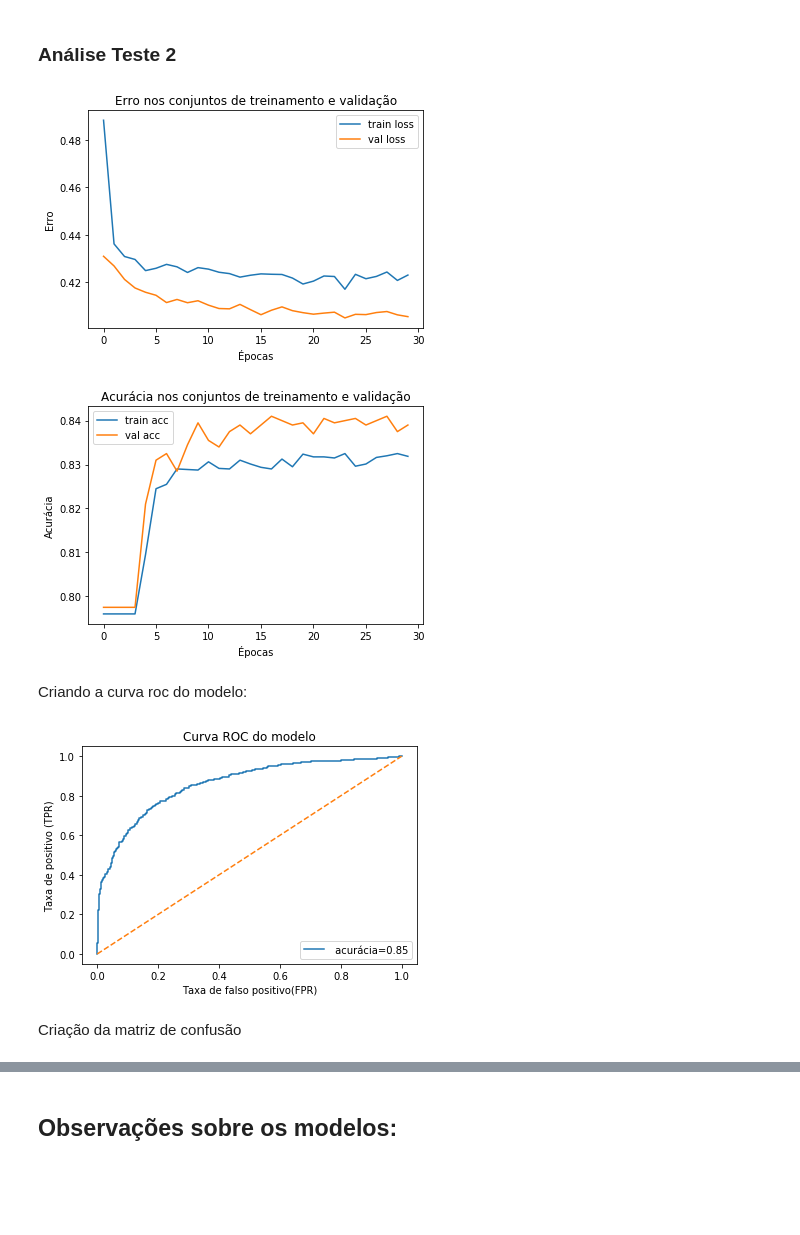
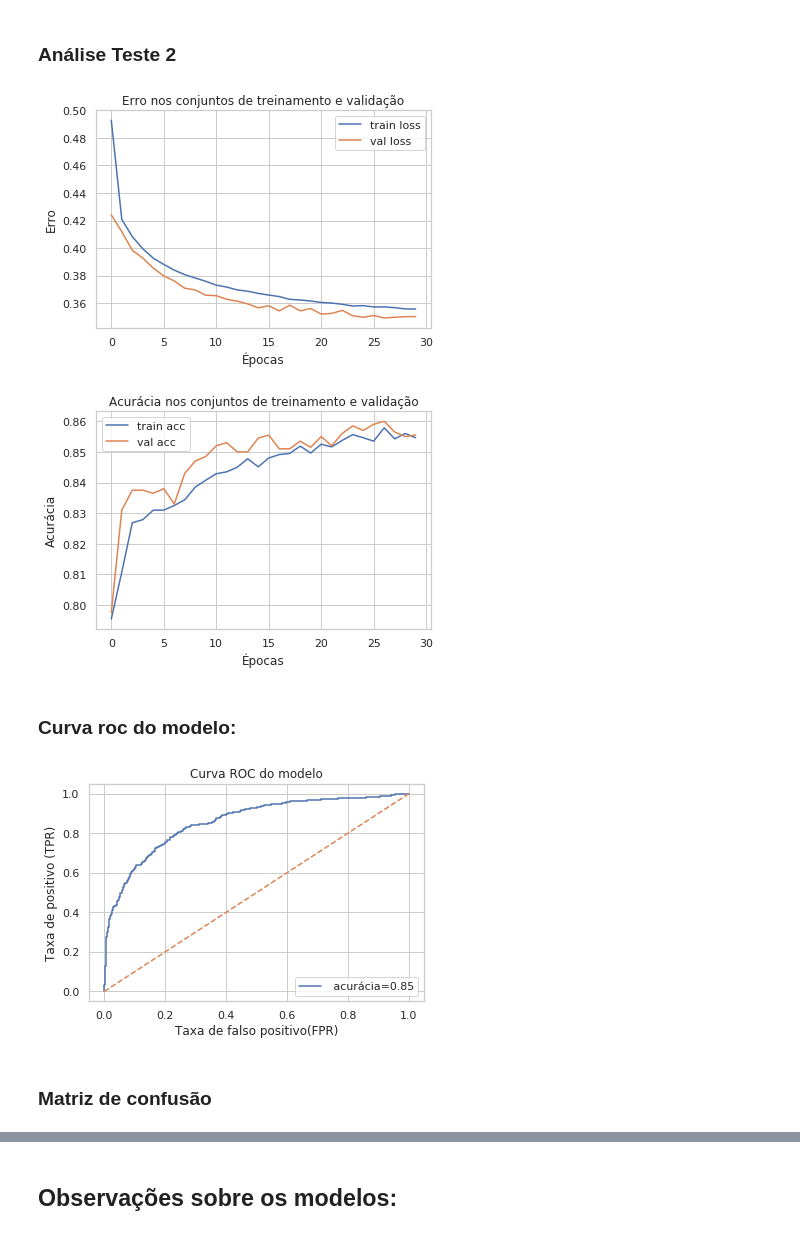
Before and after one commit to cunhamaicon/churn_modelling_deepaz, a Jupyter notebook: churn_modelling.ipynb, the cells around one changed output, grey strips where cells are left out. Cells and saved outputs as stored; diff of their text form; code cells hidden in the pictures; blank space fills up the shorter version.

```diff
--- a/churn_modelling.ipynb
+++ b/churn_modelling.ipynb
@@ -237,0 +420,5 @@ Para lidar com dados muito diferentes como "CreditScore" e "Balance" é preciso
+# %%
+sns.set(style="whitegrid")
+ax = sns.barplot(data = df,y="Variáveis", x="Odds Ratio",palette="Reds_d")
+plt.axvline(1)
+plt.show()
@@ -237,0 +439,4 @@ Para lidar com dados muito diferentes como "CreditScore" e "Balance" é preciso
+# %%
+X = dataset.iloc[:,:-1].values
+y = dataset.iloc[:,-1].values
+X_train,X_test,y_train,y_test = train_test_split(X,y, test_size = 0.2 ,random_state = 0)
@@ -403,27 +606,27 @@ Epoch 30/30
 # %% [markdown]
 ### Análise Teste 2
 # %%
-plt.plot(history.history['loss'], label='train loss')
-plt.plot(history.history['val_loss'], label='val loss')
+plt.plot(history2.history['loss'], label='train loss')
+plt.plot(history2.history['val_loss'], label='val loss')
 plt.legend()
 plt.title("Erro nos conjuntos de treinamento e validação")
 plt.xlabel("Épocas")
 plt.ylabel("Erro")
 plt.show()
 # %% [output]
-[figure, old version]
+[figure, new version]
 # %%
-plt.plot(history.history['acc'], label='train acc')
-plt.plot(history.history['val_acc'], label='val acc')
+plt.plot(history2.history['acc'], label='train acc')
+plt.plot(history2.history['val_acc'], label='val acc')
 plt.legend()
 plt.title("Acurácia nos conjuntos de treinamento e validação")
 plt.xlabel("Épocas")
 plt.ylabel("Acurácia")
 plt.show()
 # %% [output]
-[figure, old version]
+[figure, new version]
 # %% [markdown]
-Criando a curva roc do modelo:
+### Curva roc do modelo:
 # %%
 y_pred = classifier2.predict(X_test)
 # %%
@@ -437,9 +640,9 @@ plt.ylabel("Taxa de positivo (TPR)")
 plt.title("Curva ROC do modelo")
 plt.show()
 # %% [output]
-[figure, old version]
+[figure, new version]
-# %% [markdown]
-Criação da matriz de confusão
+# %% [markdown]
+### Matriz de confusão
 # %%
 y_pred = (y_pred > 0.5)
 cm = confusion_matrix(y_test, y_pred)
```
Also changed, not shown: parts of 80 cells of this notebook.
